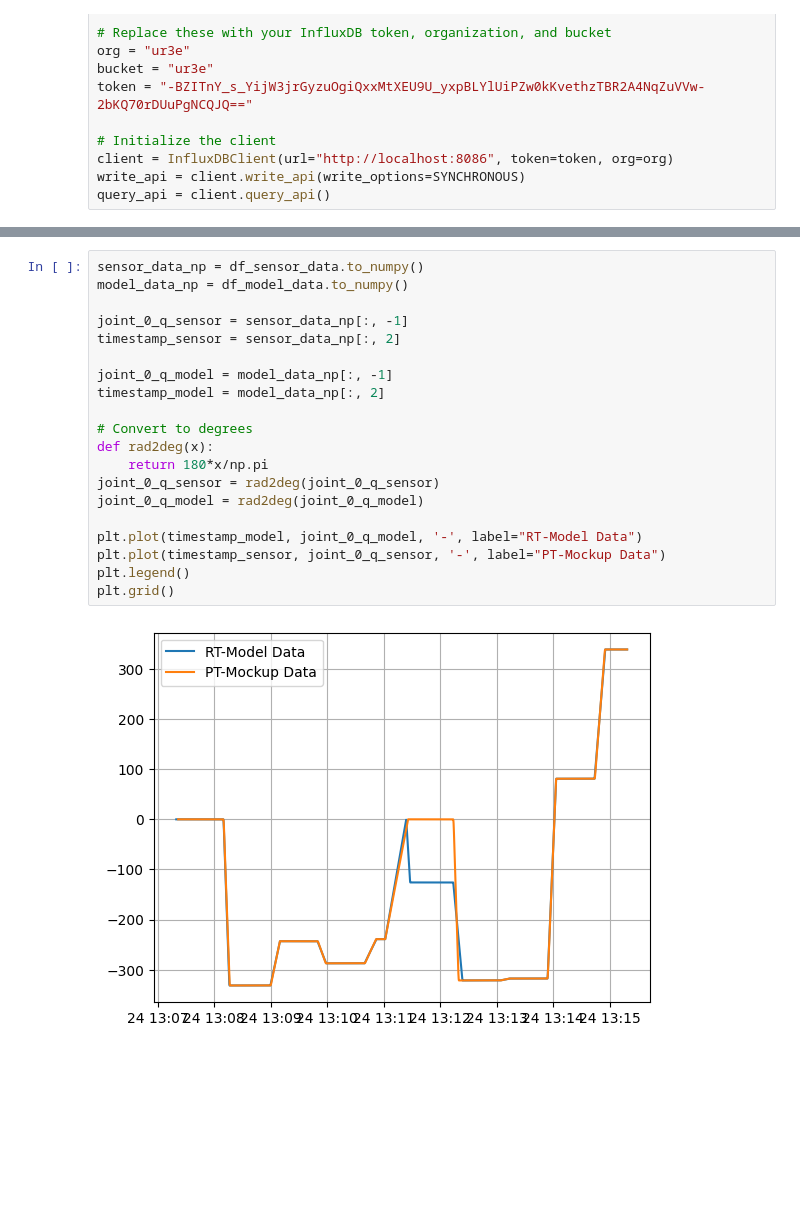
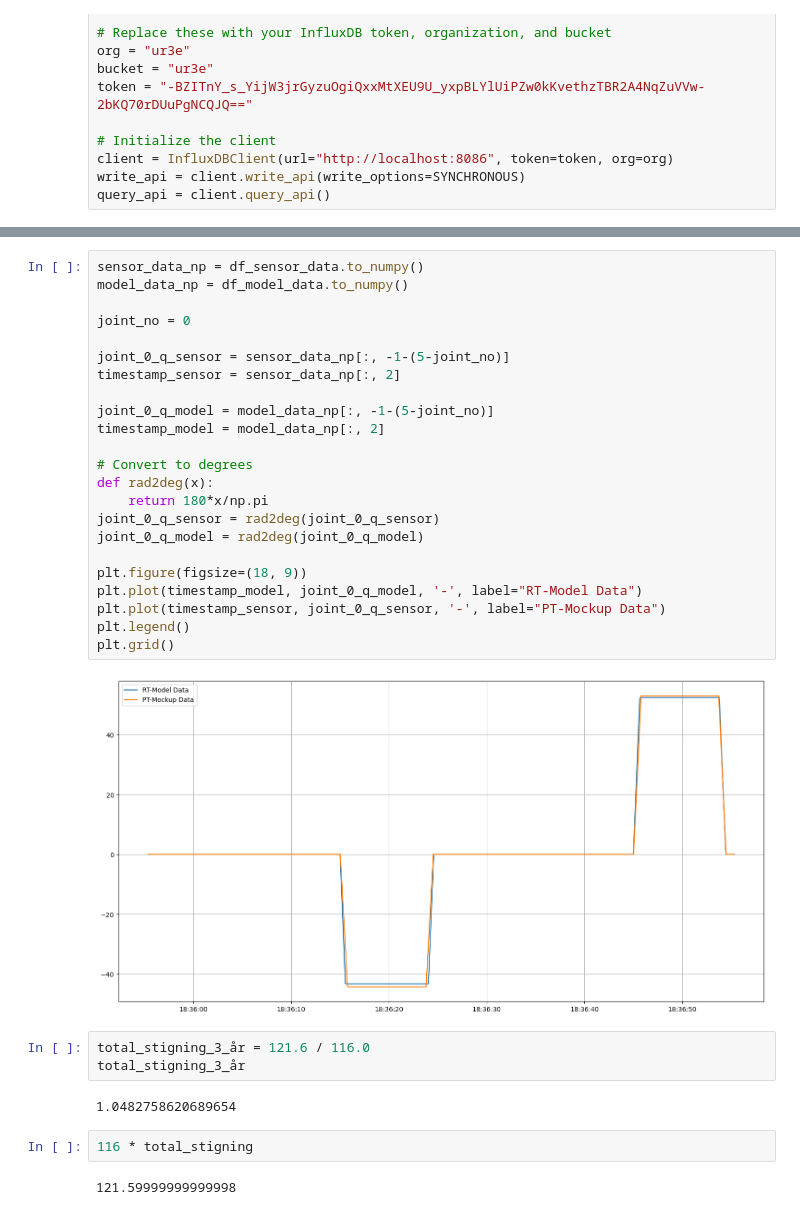
Before and after one commit to ChristianPorsmose/UR3eDTCourse, a Jupyter notebook: DTsolution/DTservices/RT_robot_prediction/test.ipynb, the cells around one changed output, grey strips where cells are left out. Drawn from its saved outputs; the diff is of its cells as text; blank space fills up the shorter version.

```diff
--- a/DTsolution/DTservices/RT_robot_prediction/test.ipynb
+++ b/DTsolution/DTservices/RT_robot_prediction/test.ipynb
@@ -71,22 +68,34 @@ print(df_sensor_data.head())
 # %%
 sensor_data_np = df_sensor_data.to_numpy()
 model_data_np = df_model_data.to_numpy()
 
-joint_0_q_sensor = sensor_data_np[:, -1]
+joint_no = 0
+
+joint_0_q_sensor = sensor_data_np[:, -1-(5-joint_no)]
 timestamp_sensor = sensor_data_np[:, 2]
 
-joint_0_q_model = model_data_np[:, -1]
+joint_0_q_model = model_data_np[:, -1-(5-joint_no)]
 timestamp_model = model_data_np[:, 2]
 
 # Convert to degrees
 def rad2deg(x):
     return 180*x/np.pi
 joint_0_q_sensor = rad2deg(joint_0_q_sensor)
 joint_0_q_model = rad2deg(joint_0_q_model)
 
+plt.figure(figsize=(18, 9))
 plt.plot(timestamp_model, joint_0_q_model, '-', label="RT-Model Data")
 plt.plot(timestamp_sensor, joint_0_q_sensor, '-', label="PT-Mockup Data")
 plt.legend()
 plt.grid()
 # %% [output]
-[figure, old version]
+[figure, new version]
+# %%
+total_stigning_3_år = 121.6 / 116.0
+total_stigning_3_år
+# %% [output]
+1.0482758620689654
+# %%
+116 * total_stigning
+# %% [output]
+121.59999999999998
```
Also changed, not shown: parts of 3 cells of this notebook, 5 other files.
